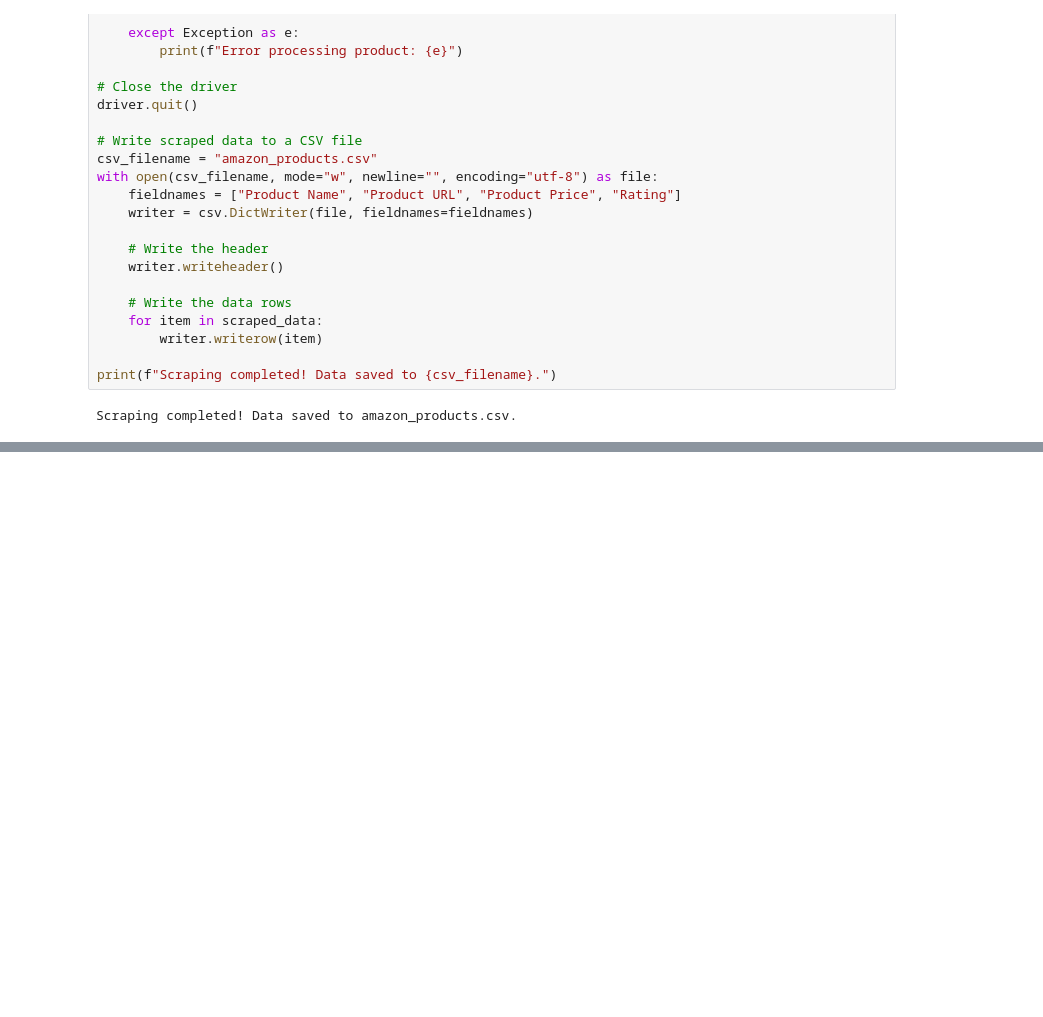
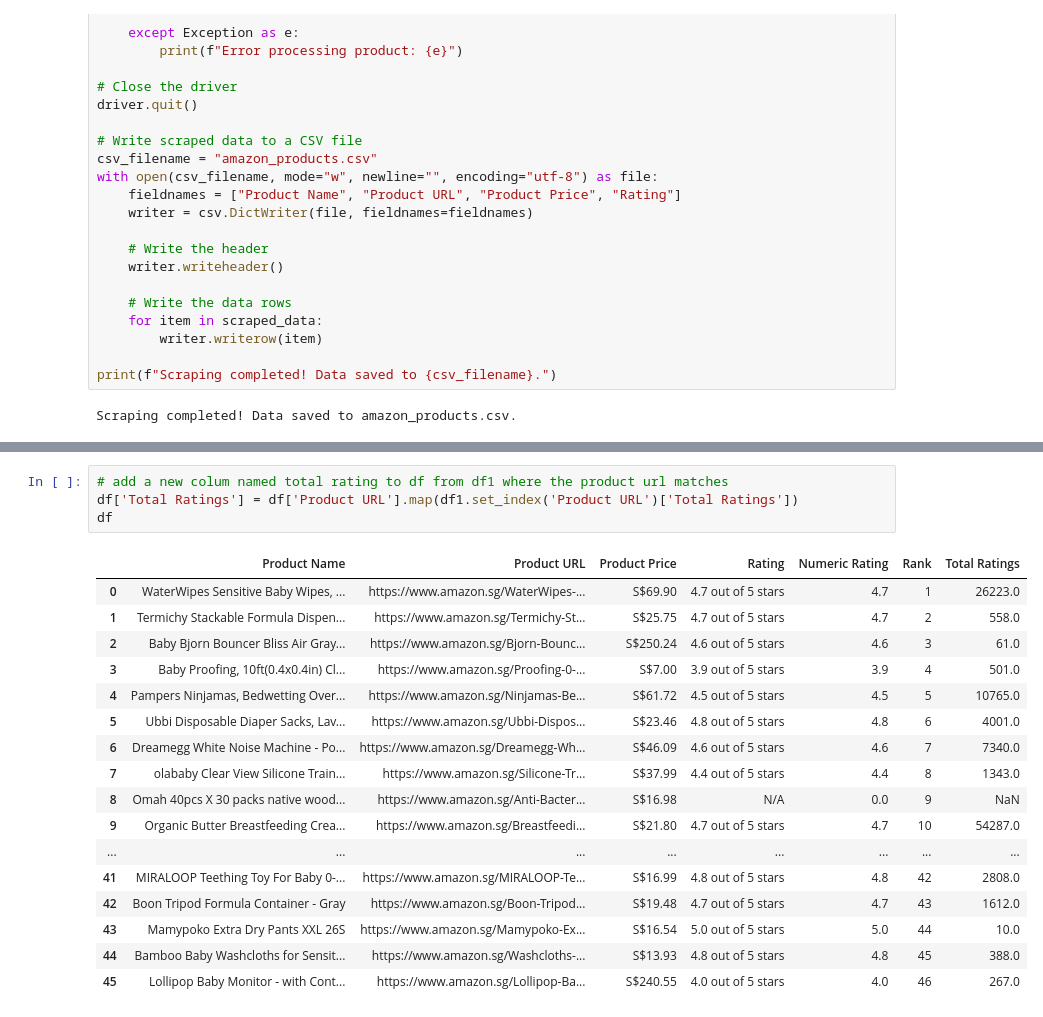
Before and after one commit to Cindy202411/dsai-group-7-mini-projects, a Jupyter notebook: amazon.ipynb, the cells around one changed output, grey strips where cells are left out. Drawn from its saved outputs; the diff is of its cells as text; blank space fills up the shorter version.

```diff
--- a/amazon.ipynb
+++ b/amazon.ipynb
@@ -263,0 +364,22 @@ df
+# %%
+# add a new colum named total rating to df from df1 where the product url matches
+df['Total Ratings'] = df['Product URL'].map(df1.set_index('Product URL')['Total Ratings'])
+df
+# %% [output]
+|  | Product Name | Product URL | Product Price | Rating | Numeric Rating | Rank | Total Ratings |
+| 0 | WaterWipes Sensitive Baby Wipes, ... | https://www.amazon.sg/WaterWipes-... | S$69.90 | 4.7 out of 5 stars | 4.7 | 1 | 26223.0 |
+| 1 | Termichy Stackable Formula Dispen... | https://www.amazon.sg/Termichy-St... | S$25.75 | 4.7 out of 5 stars | 4.7 | 2 | 558.0 |
+| 2 | Baby Bjorn Bouncer Bliss Air Gray... | https://www.amazon.sg/Bjorn-Bounc... | S$250.24 | 4.6 out of 5 stars | 4.6 | 3 | 61.0 |
+| 3 | Baby Proofing, 10ft(0.4x0.4in) Cl... | https://www.amazon.sg/Proofing-0-... | S$7.00 | 3.9 out of 5 stars | 3.9 | 4 | 501.0 |
+| 4 | Pampers Ninjamas, Bedwetting Over... | https://www.amazon.sg/Ninjamas-Be... | S$61.72 | 4.5 out of 5 stars | 4.5 | 5 | 10765.0 |
+| 5 | Ubbi Disposable Diaper Sacks, Lav... | https://www.amazon.sg/Ubbi-Dispos... | S$23.46 | 4.8 out of 5 stars | 4.8 | 6 | 4001.0 |
+| 6 | Dreamegg White Noise Machine - Po... | https://www.amazon.sg/Dreamegg-Wh... | S$46.09 | 4.6 out of 5 stars | 4.6 | 7 | 7340.0 |
+| 7 | olababy Clear View Silicone Train... | https://www.amazon.sg/Silicone-Tr... | S$37.99 | 4.4 out of 5 stars | 4.4 | 8 | 1343.0 |
+| 8 | Omah 40pcs X 30 packs native wood... | https://www.amazon.sg/Anti-Bacter... | S$16.98 | N/A | 0.0 | 9 | NaN |
+| 9 | Organic Butter Breastfeeding Crea... | https://www.amazon.sg/Breastfeedi... | S$21.80 | 4.7 out of 5 stars | 4.7 | 10 | 54287.0 |
+| ... | ... | ... | ... | ... | ... | ... | ... |
+| 41 | MIRALOOP Teething Toy For Baby 0-... | https://www.amazon.sg/MIRALOOP-Te... | S$16.99 | 4.8 out of 5 stars | 4.8 | 42 | 2808.0 |
+| 42 | Boon Tripod Formula Container - Gray | https://www.amazon.sg/Boon-Tripod... | S$19.48 | 4.7 out of 5 stars | 4.7 | 43 | 1612.0 |
+| 43 | Mamypoko Extra Dry Pants XXL 26S | https://www.amazon.sg/Mamypoko-Ex... | S$16.54 | 5.0 out of 5 stars | 5.0 | 44 | 10.0 |
+| 44 | Bamboo Baby Washcloths for Sensit... | https://www.amazon.sg/Washcloths-... | S$13.93 | 4.8 out of 5 stars | 4.8 | 45 | 388.0 |
+| 45 | Lollipop Baby Monitor - with Cont... | https://www.amazon.sg/Lollipop-Ba... | S$240.55 | 4.0 out of 5 stars | 4.0 | 46 | 267.0 |
```
Also changed, not shown: parts of 16 cells of this notebook.
